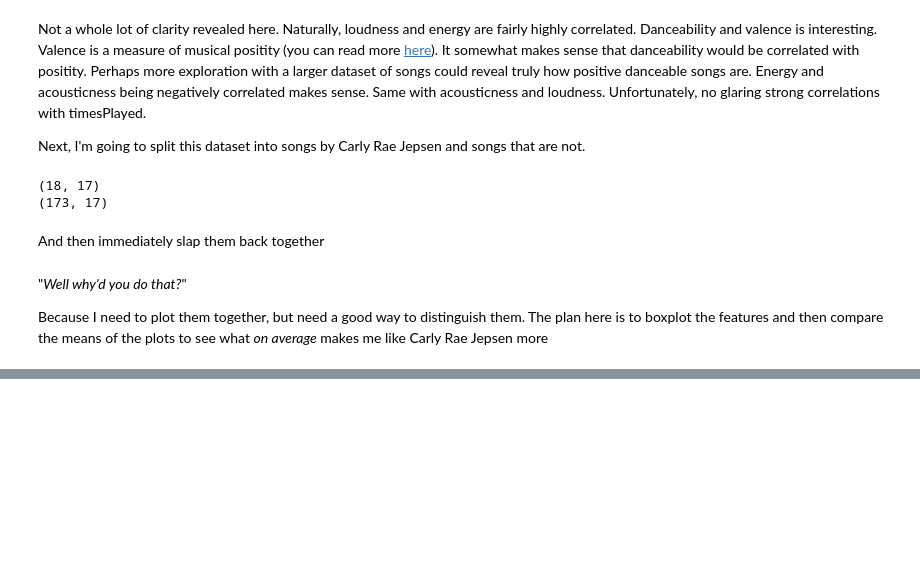
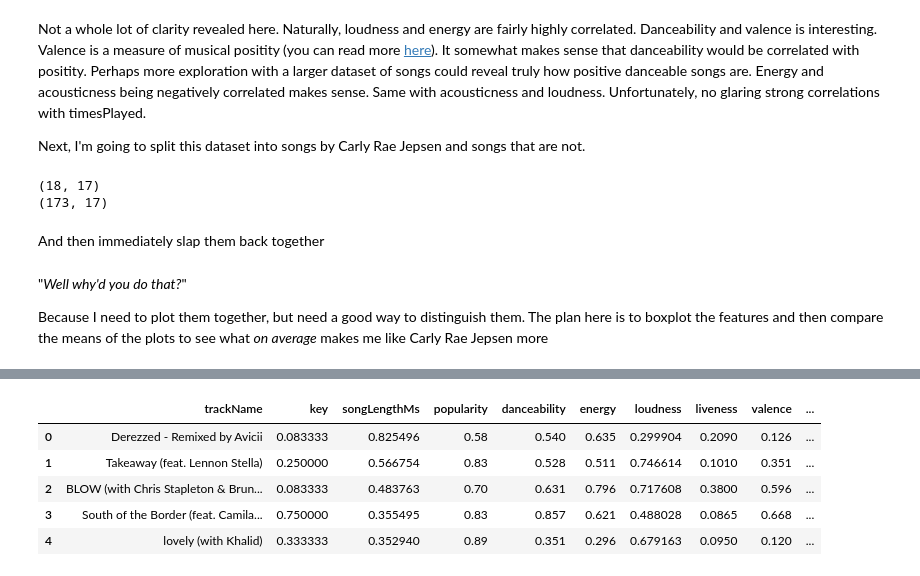
Before and after one commit to dalcantara7/spotify_data_analyzer, a Jupyter notebook: code/analysis_with_api_data.ipynb, the cells around one changed output, grey strips where cells are left out. Saved outputs shown, nothing was run; the diff lists cells and outputs as text; code cells hidden in the pictures; blank space fills up the shorter version.

```diff
--- a/code/analysis_with_api_data.ipynb
+++ b/code/analysis_with_api_data.ipynb
@@ -291,0 +302,10 @@ fig.show()
+# %%
+non_carly_adjusted = songs_liked_scaled[songs_liked_scaled.artistName != 'Carly Rae Jepsen'][of_interest]
+non_carly_adjusted.head()
+# %% [output]
+|  | trackName | key | songLengthMs | popularity | danceability | energy | loudness | liveness | valence | ... |
+| 0 | Derezzed - Remixed by Avicii | 0.083333 | 0.825496 | 0.58 | 0.540 | 0.635 | 0.299904 | 0.2090 | 0.126 | ... |
+| 1 | Takeaway (feat. Lennon Stella) | 0.250000 | 0.566754 | 0.83 | 0.528 | 0.511 | 0.746614 | 0.1010 | 0.351 | ... |
+| 2 | BLOW (with Chris Stapleton & Brun... | 0.083333 | 0.483763 | 0.70 | 0.631 | 0.796 | 0.717608 | 0.3800 | 0.596 | ... |
+| 3 | South of the Border (feat. Camila... | 0.750000 | 0.355495 | 0.83 | 0.857 | 0.621 | 0.488028 | 0.0865 | 0.668 | ... |
+| 4 | lovely (with Khalid) | 0.333333 | 0.352940 | 0.89 | 0.351 | 0.296 | 0.679163 | 0.0950 | 0.120 | ... |
```
Also changed, not shown: parts of 16 cells of this notebook, 6 other files.
